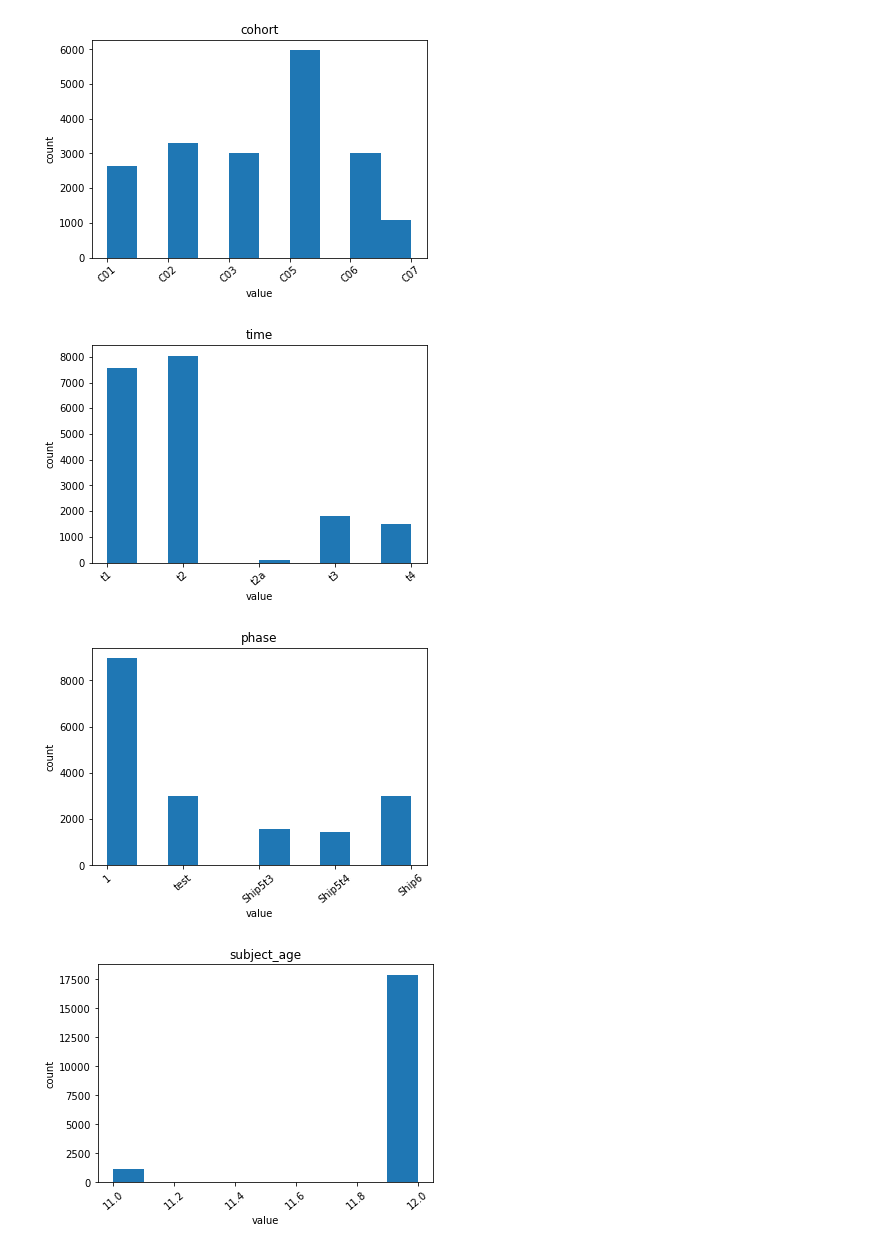
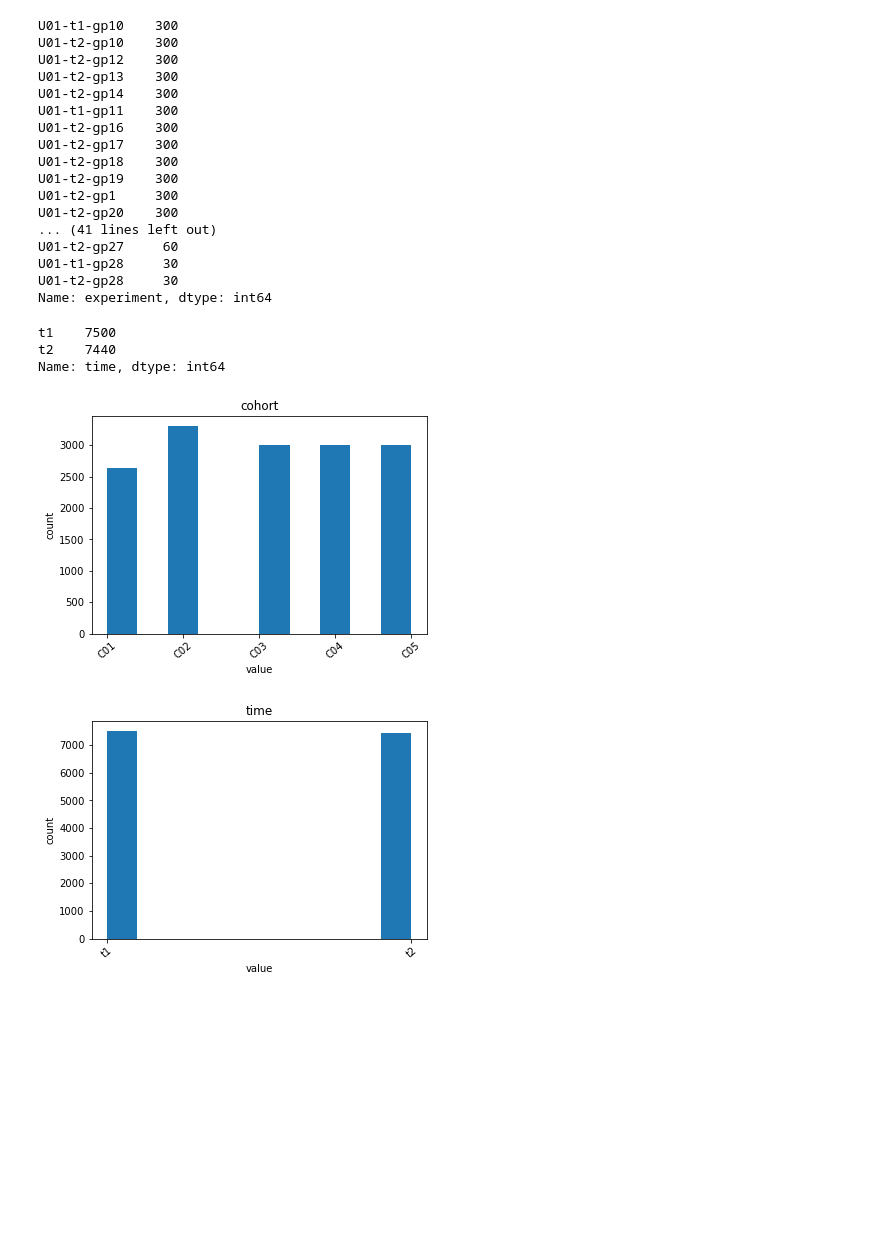
Before and after one commit to Shaezzer/PalmerLab, a Jupyter notebook: Suzanne_Mitchell_locomotor.ipynb, the cells around one changed output. Drawn from its saved outputs; the diff is of its cells as text; code cells hidden in the pictures; blank space fills up the shorter version.

```diff
--- a/Suzanne_Mitchell_locomotor.ipynb
+++ b/Suzanne_Mitchell_locomotor.ipynb
@@ -97,0 +167,31 @@ df_csv
+# %%
+def format_for_calc(df_csv):
+    #drop uneeded columns for calc
+    df = df_csv.drop(['U01','subject_type','subject_age','phase','start_time'], axis=1)
+    #reorganize columns
+    df = df[['experiment', 'rfid','cohort', 'time',
+       'file_num', 'sample','cage', 'total_distance', 'total_distance_x',
+       'total_distance_y', 'horizontal_activity_count',
+       'ambulatory_activity_count', 'rest_time', 'rest_episode_count',
+       'movement_time', 'movement_episode_count', 'ambulatory_time',
+       'ambulatory_episode_count', 'stereotypy_time',
+       'stereotypic_episode_count', 'stereotypic_activity_count',
+       'stereotypic_episode_activity_count', 'vertical_episode_count',
+       'vertical_activity_count', 'vertical_activity_time', 'jump_count',
+       'clockwise_revolutions', 'counter_clockwise_revolutions',
+       'ambulatory_episode_average_velocity',
+       'ambulatory_episode_peak_average_velocity',
+       'ambulatory_episode_median_velocity', 'left-front_time_legacy',
+       'right_front_time_legacy', 'left_rear_time_legacy',
+       'right_rear_time_legacy', 'margin_time_legacy', 'center_time_legacy',
+       'margin_distance_legacy', 'center_distance_legacy']]
+    #Drop rows that will not be used for calculations: C07, C06, t3, t4 according to Mitchell
+    df.drop(df.loc[df['cohort']=='C07'].index, inplace=True)
+    df.drop(df.loc[df['cohort']=='C06'].index, inplace=True)
+    df.drop(df.loc[df['time']=='t3'].index, inplace=True)
+    df.drop(df.loc[df['time']=='t4'].index, inplace=True)
+
+    return df
+
+
+locomotor_all = format_for_calc(df_csv)
@@ -187,14 +241,39 @@ Name: time, dtype: int64
+# %%
+locomotor_all['experiment'].value_counts()
+# %% [output]
+U01-t1-gp10    300
+U01-t2-gp10    300
+U01-t2-gp12    300
+U01-t2-gp13    300
+U01-t2-gp14    300
+U01-t1-gp11    300
+U01-t2-gp16    300
+U01-t2-gp17    300
+U01-t2-gp18    300
+U01-t2-gp19    300
+U01-t2-gp1     300
+U01-t2-gp20    300
+... (41 lines left out)
+U01-t2-gp27     60
+U01-t1-gp28     30
+U01-t2-gp28     30
+Name: experiment, dtype: int64
+# %%
+locomotor_all['time'].value_counts()
+#U01-t2a-gp21', 'U01-t2a-gp22
+# %% [output]
+t1    7500
+t2    7440
+Name: time, dtype: int64
 # %%
-graph_columns = ['cohort','time','phase','subject_age','cage','sample','file_num']
+graph_columns = ['cohort','time']
 for col in graph_columns:
     plt.title(col)
     plt.xlabel('value')
     plt.ylabel('count')
     plt.xticks(rotation = 40)
-    plt.hist(df_csv[col].dropna())
+    plt.hist(locomotor_all[col].dropna())
     plt.show()
 # %% [output]
-[figure, old version]
+[figure, new version]
-[figure, old version]
+[figure, new version]
-[figure, removed]
-[figure, removed]
```
Also changed, not shown: parts of 20 cells of this notebook.
